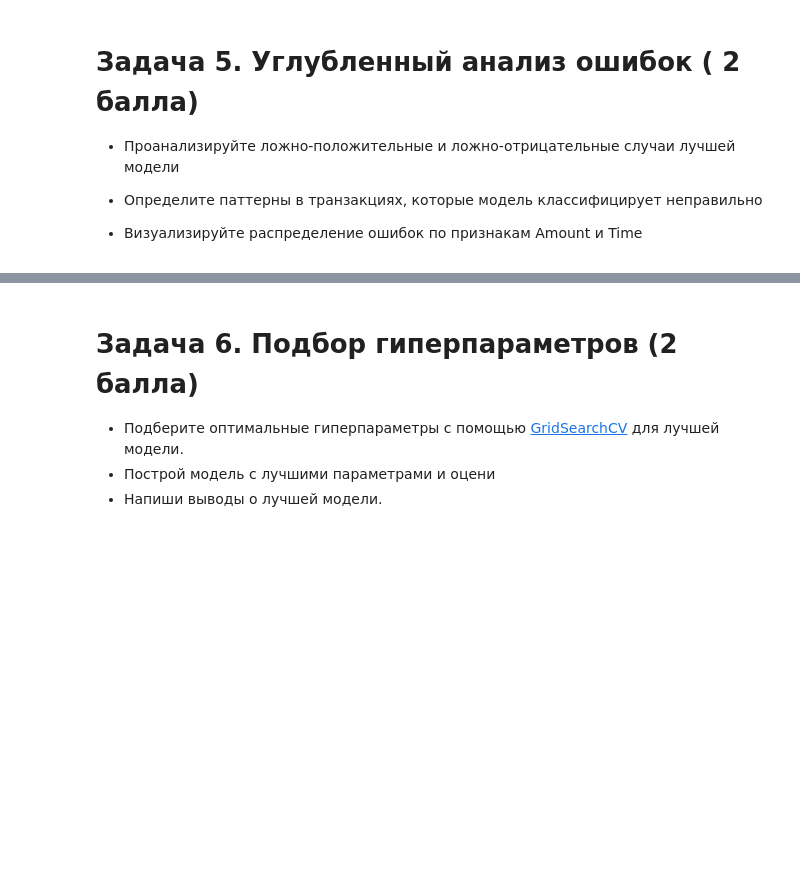
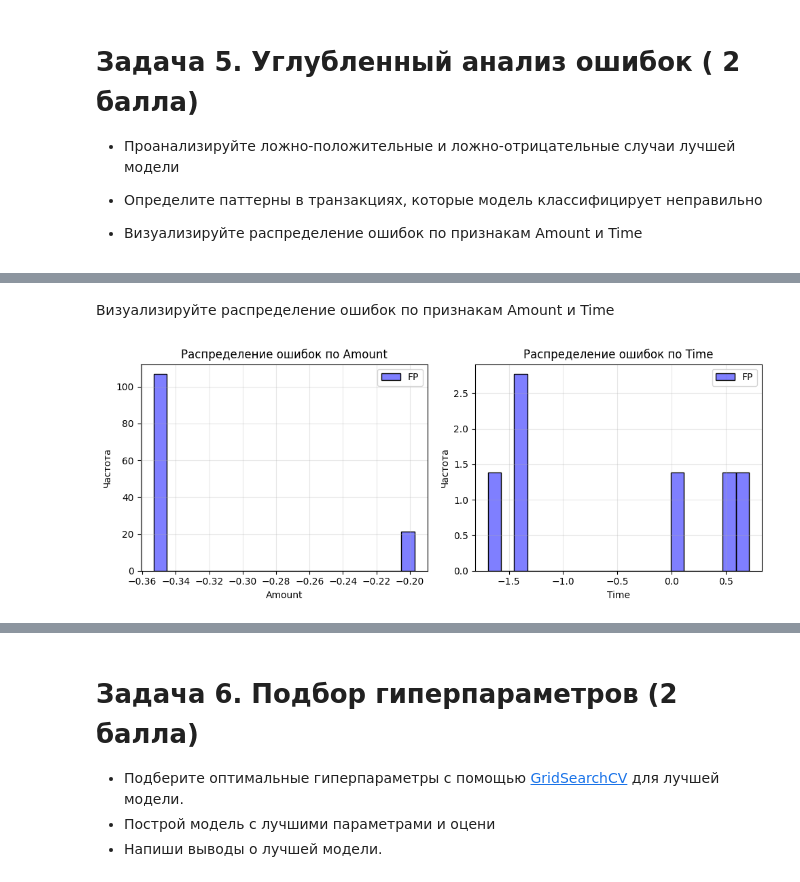
Before and after one commit to Yukkitsune/TBank-Analytics, a Jupyter notebook: Machine learning/Trees_and_ensembles.ipynb, the cells around one changed output, grey strips where cells are left out. Cells and saved outputs as stored; diff of their text form; code cells hidden in the pictures; blank space fills up the shorter version.

```diff
--- a/Machine learning/Trees_and_ensembles.ipynb
+++ b/Machine learning/Trees_and_ensembles.ipynb
@@ -668,0 +726,21 @@ F1_score -> 0.8829787234042553
+# %%
+def confusion_class(row):
+    if row['True Class'] == 0 and row['Random Forest Predicted'] == 0:
+        return 'TN'
+    elif row['True Class'] == 0 and row['Random Forest Predicted'] == 1:
+        return 'FP'
+    elif row['True Class'] == 1 and row['Random Forest Predicted'] == 0:
+        return 'FN'
+    else:
+        return 'TP'
+# %%
+test_df = X_test.copy()
+test_df['True Class'] = y_test.values
+test_df['Random Forest Predicted'] = y_pred_rf
+test_df['Confusion'] = test_df.apply(confusion_class, axis=1)
+test_df['Random Forest Probabilities'] = random_forest.predict_proba(X_test)[:, 1]
+# %%
+error_df = test_df[(test_df['Confusion'] == 'FN') | (test_df['Confusion'] == 'FP')]
+v_cols = [col for col in error_df.columns if col.startswith('V')]
+error_df['V_mean'] = error_df[v_cols].mean(axis=1)
+error_df.head(10)
@@ -668,0 +787,23 @@ F1_score -> 0.8829787234042553
+# %% [markdown]
+Визуализируйте распределение ошибок по признакам Amount и Time
+# %%
+def get_dist(df: pd.DataFrame, error_type: str, features: list = ['Amount', 'Time']):
+    num_cols = len(features)
+    plt.figure(figsize=(5*num_cols, 4))
+    for i, column in enumerate(features):
+        plt.subplot(1, num_cols, i + 1)
+        sns.histplot(
+            df[df['Confusion'] == error_type][column],
+            color='blue', alpha=0.5, label=error_type, stat='density', bins=20
+        )
+        plt.title(f'Распределение ошибок по {column}')
+        plt.xlabel(column)
+        plt.ylabel('Частота')
+        plt.legend()
+        plt.grid(True, alpha=0.3)
+    plt.tight_layout()
+    plt.show()
+# %%
+get_dist(error_df, 'FP')
+# %% [output]
+[figure, added]
```
Also changed, not shown: parts of 68 cells of this notebook.
